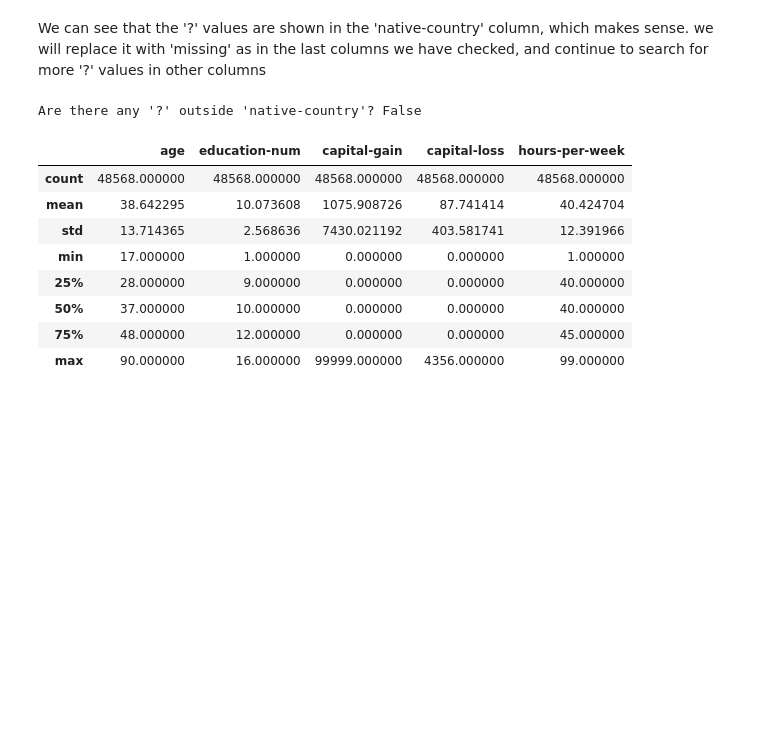
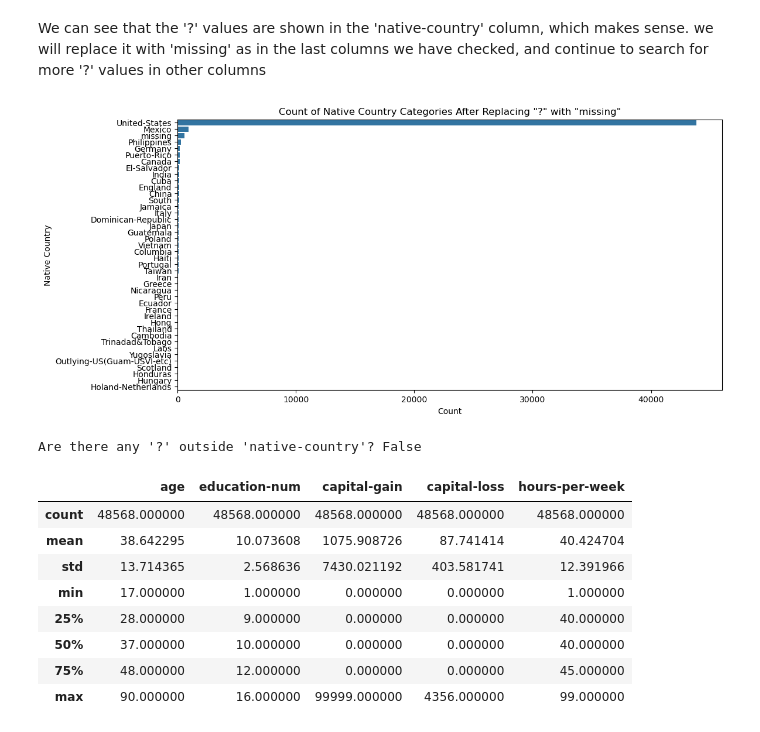
Before and after one commit to ronenhr/2nd_year_project, a Jupyter notebook: Adult_income_project_oreo.ipynb, the cells around one changed output. Cells and saved outputs as stored; diff of their text form; code cells hidden in the pictures; blank space fills up the shorter version.

```diff
--- a/Adult_income_project_oreo.ipynb
+++ b/Adult_income_project_oreo.ipynb
@@ -291,6 +265,15 @@ We can see that the '?' values are shown in the 'native-country' column, which m
 # %%
 
 df.replace({'native-country': {'?': 'missing'}}, inplace=True)
+#plotting the values in the 'native-country' column
+plt.figure(figsize=(12, 6))
+sns.countplot(y='native-country', data=df, order=df['native-country'].value_counts().index)
+plt.title('Count of Native Country Categories After Replacing "?" with "missing"')
+plt.xlabel('Count')
+plt.ylabel('Native Country')
+plt.show()
+# %% [output]
+[figure, added]
 # %%
 #chekcing if there are any '?' values in a non 'native country' column, if so we will replace them with 'missing'
 
```
Also changed, not shown: parts of 40 cells of this notebook.
